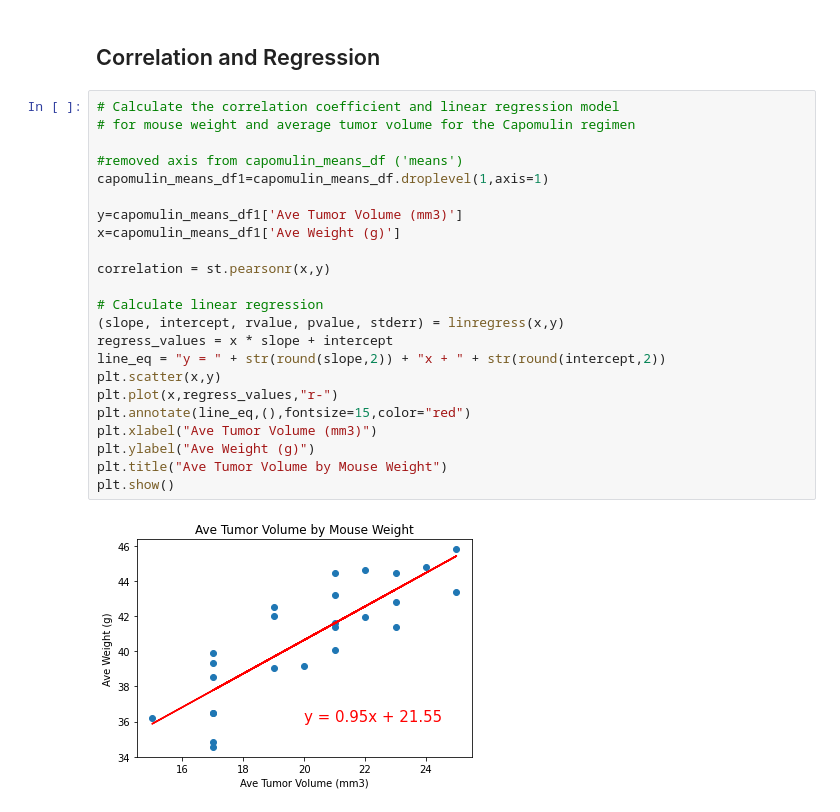
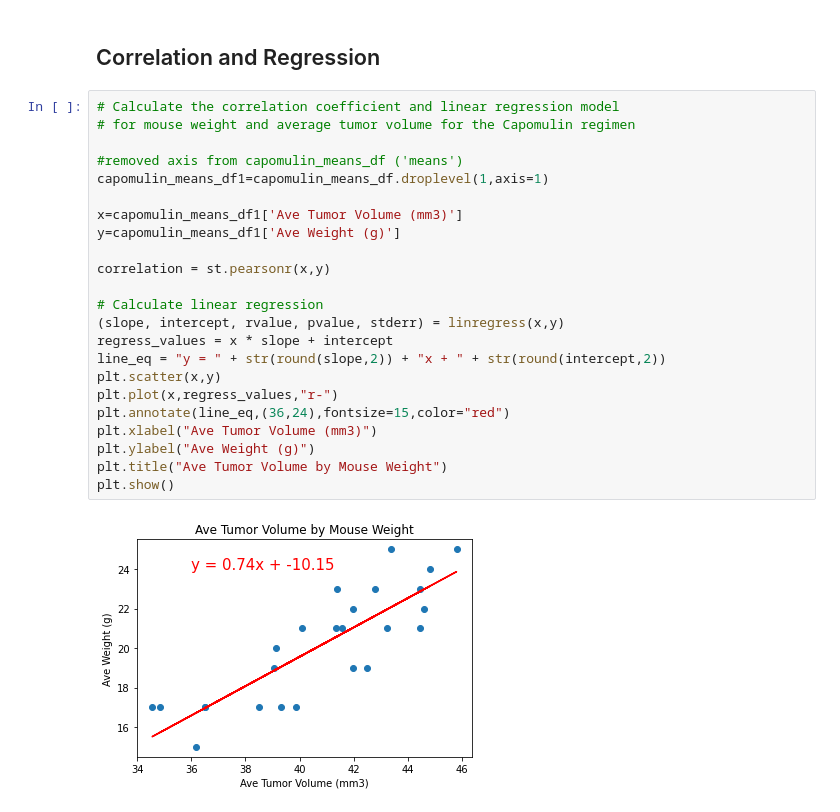
Before and after one commit to rketchum95/Matplotlib-challenge, a Jupyter notebook: main.ipynb, the cells around one changed output. Drawn from its saved outputs; the diff is of its cells as text.

Commit message:
Corrected regresstion line annotation

```diff
--- a/main.ipynb
+++ b/main.ipynb
@@ -294,25 +309,25 @@ plt.show()
 # %%
 # Calculate the correlation coefficient and linear regression model
 # for mouse weight and average tumor volume for the Capomulin regimen
 
 #removed axis from capomulin_means_df ('means')
 capomulin_means_df1=capomulin_means_df.droplevel(1,axis=1)
 
-y=capomulin_means_df1['Ave Tumor Volume (mm3)']
-x=capomulin_means_df1['Ave Weight (g)']
+x=capomulin_means_df1['Ave Tumor Volume (mm3)']
+y=capomulin_means_df1['Ave Weight (g)']
 
 correlation = st.pearsonr(x,y)
 
 # Calculate linear regression
 (slope, intercept, rvalue, pvalue, stderr) = linregress(x,y)
 regress_values = x * slope + intercept
 line_eq = "y = " + str(round(slope,2)) + "x + " + str(round(intercept,2))
 plt.scatter(x,y)
 plt.plot(x,regress_values,"r-")
-plt.annotate(line_eq,(),fontsize=15,color="red")
+plt.annotate(line_eq,(36,24),fontsize=15,color="red")
 plt.xlabel("Ave Tumor Volume (mm3)")
 plt.ylabel("Ave Weight (g)")
 plt.title("Ave Tumor Volume by Mouse Weight")
 plt.show()
 # %% [output]
-[figure, old version]
+[figure, new version]
```
Also changed, not shown: parts of 2 cells of this notebook.
